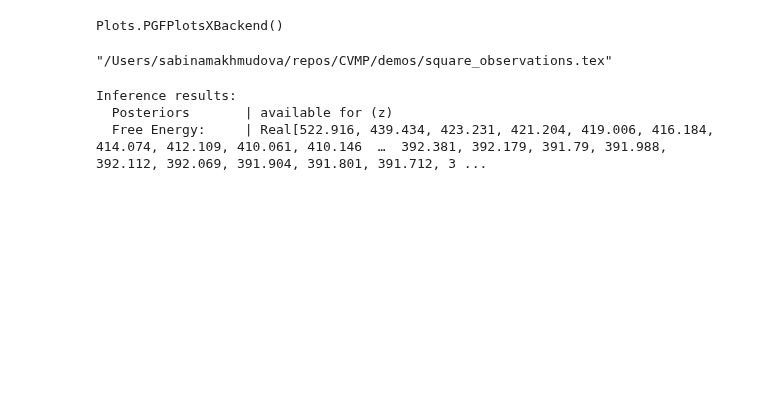
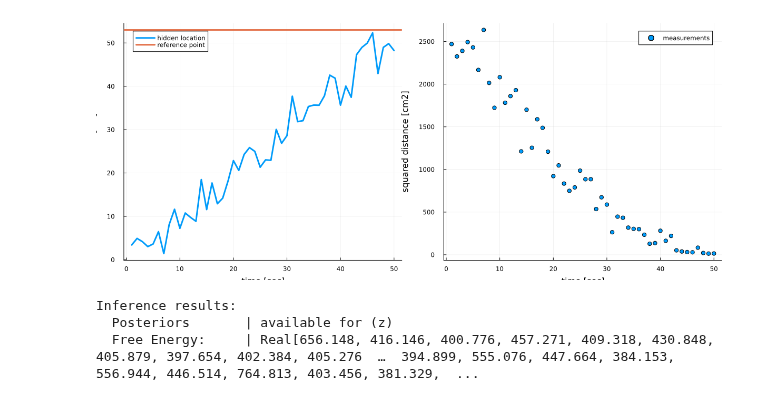
Before and after one commit to biaslab/CVMP, a Jupyter notebook: demos/determentistic_normal.ipynb, the cells around one changed output. Cells and saved outputs as stored; diff of their text form; code cells hidden in the pictures; blank space fills up the shorter version.

```diff
--- a/demos/determentistic_normal.ipynb
+++ b/demos/determentistic_normal.ipynb
@@ -1,9 +1,4 @@
 # %%
+using Revise
 using RxInfer, Random, LinearAlgebra, Plots, Flux, Plots, StableRNGs, SpecialFunctions, Rocket
 using CCMP
-using Turing
-using DynamicHMC, AdvancedVI
-using BenchmarkTools
-pgfplotsx()
-# %% [output]
-Plots.PGFPlotsXBackend()
@@ -16,17 +20,16 @@ measurements = (hidden_location .- reference_point).^2 + rand(MersenneTwister(12
 # %%
 # plot hidden location and reference frame
 p1 = plot(1:nr_observations, hidden_location, linewidth=3, legend=:topleft, label="hidden location")
 hline!([reference_point], linewidth=3, label="reference point")
 xlabel!("time [sec]"), ylabel!("location [cm]")
 
 # plot measurements
 p2 = scatter(1:nr_observations, measurements, linewidth=3, label="measurements")
 xlabel!("time [sec]"), ylabel!("squared distance [cm2]")
 
-p = plot(p1, p2)
-savefig(p,"square_observations.tex")
+plot(p1, p2, size=(1200, 500))
 # %% [output]
-"/Users/sabinamakhmudova/repos/CVMP/demos/square_observations.tex"
+[figure, added]
 # %%
 function compute_squared_distance(z)
     (z - reference_point)^2
@@ -67,18 +70,18 @@ end;
     q(z, τ, γ) = q(z)q(τ)q(γ)
 end;
 # %%
-results_cvi = inference(
+results = inference(
     model = measurement_model(nr_observations),
     data = (y = measurements,),
-    iterations = 50,
+    iterations = 25,
     free_energy = true,
     returnvars = (z = KeepLast(),),
     constraints = measurement_constraints(),
-    meta = measurement_meta(StableRNG(42), 200, 10, Descent(0.001)),
-    initmessages = (z = NormalMeanVariance(0, 5),),
-    initmarginals = (z = NormalMeanVariance(0, 5), τ = GammaShapeRate(1.0, 1000), γ = GammaShapeRate(1.0, 1000),),
+    meta = measurement_meta(StableRNG(42), 1, 70, Flux.Descent(0.008)),
+    initmessages = (z = NormalMeanVariance(0, 100),),
+    initmarginals = (z = NormalMeanVariance(0, 100), τ = GammaShapeRate(1, 100), γ = GammaShapeRate(1, 100),),
 )
 # %% [output]
 Inference results:
   Posteriors       | available for (z)
-  Free Energy:     | Real[522.916, 439.434, 423.231, 421.204, 419.006, 416.184, 414.074, 412.109, 410.061, 410.146  …  392.381, 392.179, 391.79, 391.988, 392.112, 392.069, 391.904, 391.801, 391.712, 3 ...
+  Free Energy:     | Real[656.148, 416.146, 400.776, 457.271, 409.318, 430.848, 405.879, 397.654, 402.384, 405.276  …  394.899, 555.076, 447.664, 384.153, 556.944, 446.514, 764.813, 403.456, 381.329,  ...
```
Also changed, not shown: parts of 23 cells of this notebook.
